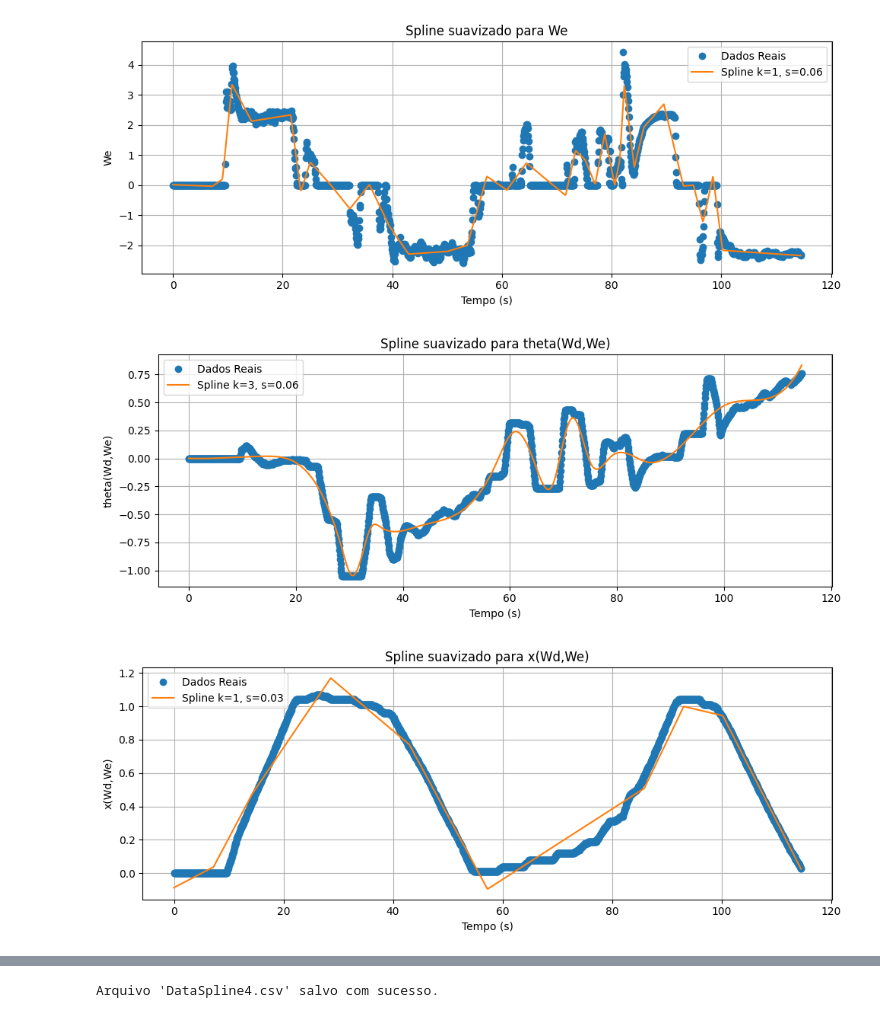
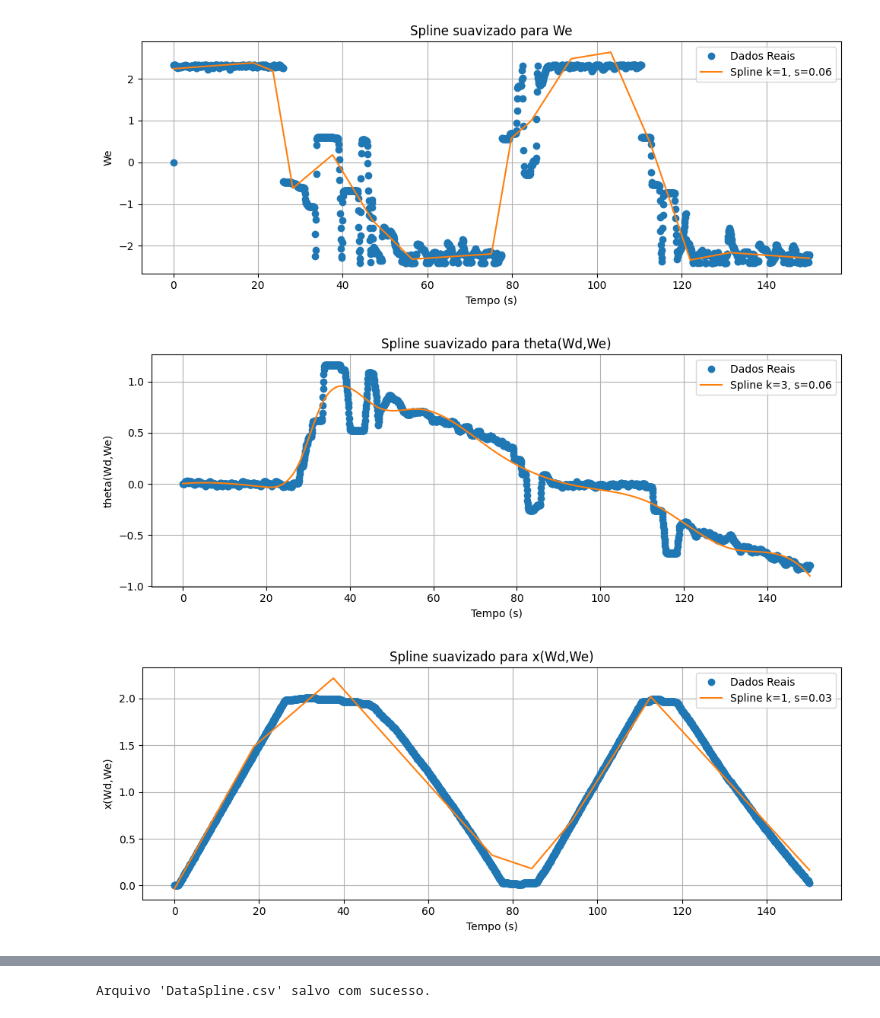
Before and after one commit to sarahmss/IC-2025.1, a Jupyter notebook: SistemaDinamicoDados/AmostrasFiltradas/Dados/Spline.ipynb, the cells around one changed output, grey strips where cells are left out. Saved outputs shown, nothing was run; the diff lists cells and outputs as text; code cells hidden in the pictures.

```diff
--- a/SistemaDinamicoDados/AmostrasFiltradas/Dados/Spline.ipynb
+++ b/SistemaDinamicoDados/AmostrasFiltradas/Dados/Spline.ipynb
@@ -5,16 +5,19 @@ import matplotlib.pyplot as plt
 from scipy.interpolate import UnivariateSpline
 
 # 1. Carrega e prepara os dados
-data = pd.read_csv("./Data4.csv")
-data = data.drop(columns=["VD", "VE", "tempo"])
+data = pd.read_csv("./Data.csv")
+data = data.drop(columns=["tempo"])
 data.index = (np.arange(0, len(data), 1).astype(float) * 0.07).round(5)
 
 data = data.rename(columns={
-    "Setpoint VD": "Wd",
-    "Setpoint VE": "We",
+    "VD": "Wd",
+    "VE": "We",
     "Theta": "theta(Wd,We)",
     "X": "x(Wd,We)",
     "Y": "y(Wd,We)",
+    "Setpoint VD" : "Wd_true",
+    "Setpoint VE" : "We_true",
+
 })
 
 tempo = data.index.to_numpy()
@@ -26,6 +29,8 @@ parametros_spline = {
     "theta(Wd,We)": (3, 0.06),
     "x(Wd,We)": (1, 0.03),
     "y(Wd,We)": (1, 0.03),
+    "Wd_true": (1, 0.03),
+    "We_true": (1, 0.03),
 }
 
 splines = {}
@@ -56,6 +61,6 @@ for col, (k, fator_s) in parametros_spline.items():
     plt.show()
 
 # 4. Salva dados suavizados
-data_spline.to_csv("DataSpline4.csv")
-print("Arquivo 'DataSpline4.csv' salvo com sucesso.")
+data_spline.to_csv("DataSplineCompleto.csv")
+print("Arquivo 'DataSpline.csv' salvo com sucesso.")
 # %% [output]
@@ -63,3 +68,3 @@ print("Arquivo 'DataSpline4.csv' salvo com sucesso.")
-[figure, old version]
+[figure, new version]
-[figure, old version]
+[figure, new version]
-[figure, old version]
+[figure, new version]
@@ -67 +74 @@ print("Arquivo 'DataSpline4.csv' salvo com sucesso.")
-Arquivo 'DataSpline4.csv' salvo com sucesso.
+Arquivo 'DataSpline.csv' salvo com sucesso.
```
Also changed, not shown: parts of 1 cell of this notebook, 38 other files.
